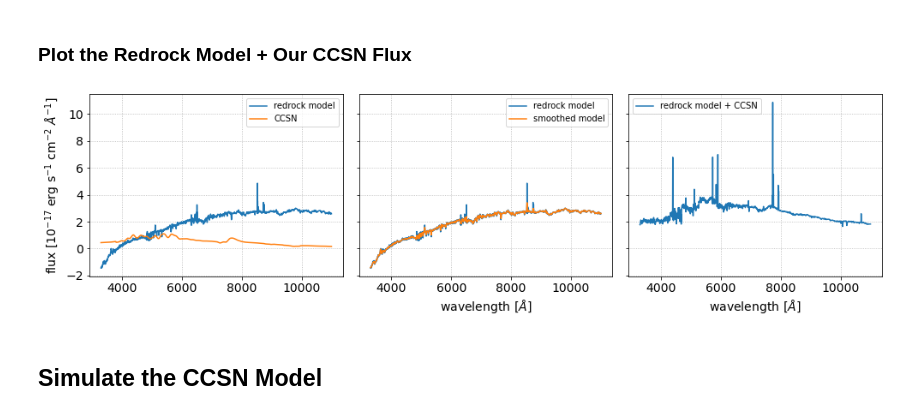
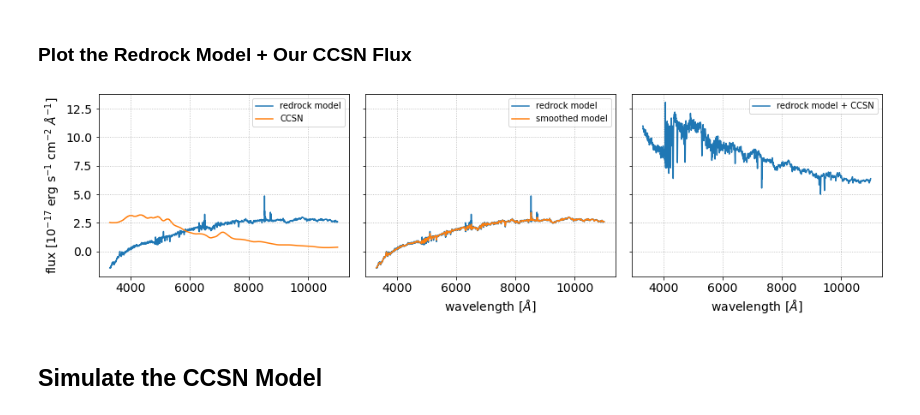
Before and after one commit to EdmundSepeku/DESI-Timedomain, a Jupyter notebook: generate_models.ipynb, the cells around one changed output. Cells and saved outputs as stored; diff of their text form; code cells hidden in the pictures.

```diff
--- a/generate_models.ipynb
+++ b/generate_models.ipynb
@@ -246,14 +249,14 @@ plt.hist(redshifts['Z'], bins=100);
 # %% [markdown]
 ### Extract ~50,000 Model Fluxes which will serve as hosts
 # %%
-# Host fluxes and FLUX_R saved in dictionary with redshifts as keys.
+# Host fluxes,FLUX_R and tileid saved in dictionary with redshifts as keys.
 hosts=dict()
 sv2_tiles = np.unique(expobstab[sv2]['TILEID'])
-n=1900
 
 for i in range (len(sv2_tiles)):
 
     tileid = sv2_tiles[i]
+
 
     # Get redshift data.
     rrtilefolder = sorted(glob('{}/{}/tiles/cumulative/{}/*'.format(prefix, redux, tileid)))[-1]
@@ -278,6 +281,10 @@ for i in range (len(sv2_tiles)):
         else:
             redshifts = vstack([redshifts, redshift])
             fibermaps = vstack([fibermaps, fibermap])
+
+
+
+    n=5
 
     for r in range(n):
             wave = np.arange(3300., 11000)
@@ -305,7 +312,7 @@ for i in range (len(sv2_tiles)):
 
             txflux = resample_flux(wave, twave, tflux, ivar=None, extrapolate=False)
             key=str(z)
-            items=(txflux,flux_r)
+            items=(txflux,flux_r,tileid,targetid)
             hosts[key]=items
 
 
@@ -393,7 +400,9 @@ def calc_flux(z, t, model, obswave, return_range=False):
     model.set(z=z)
     select = (obswave >= model.minwave()) & (obswave <= model.maxwave())
     flux = np.zeros_like(obswave)
-    flux[select] = model.flux(t, obswave[select])
+    j=model.flux(t,obswave[select])
+
+    flux[select] = j[0]
     if return_range:
         return flux, model.minwave(), model.maxwave()
     return flux
@@ -434,12 +443,24 @@ def generate_ccsn(models,sel,hosts):
 
 
     for model in models[sel]:
+            tp = model['Type']
 
+            if tp=="II":
+                n=400
+            elif tp=="IIb":
+                n=600
+            elif tp=="IIn" or tp=="Ic-BL":
+                n=1500
+            elif tp =="Ib":
+                n=500
+            else:
+                n=1200
 
-            for i in range (1200):
+            for i in range (n):
 
                 redshift = random.choice(keys2)
                 host_flux = hosts2[redshift][0]
+                tileid=hosts2[redshift][-1]
                 flux_r=hosts2[redshift][1]
                 r_gal = 22.5 - 2.5*np.log10(flux_r)
 
@@ -495,8 +516,9 @@ def generate_ccsn(models,sel,hosts):
                 ccsnfluxes.append(ccsnflux)
 
                 totflux = host_flux + ccsnflux
-                ccsn_host.append(totflux)
+                ccsn_host.append((totflux,tileid))
 
+                #ensure a host galaxy isn't used twice
                 del hosts2[redshift]
                 keys2.remove(redshift)
 
@@ -582,27 +633,27 @@ for i in range (n):
 # %%
 fig, axes = plt.subplots(1,3, figsize=(14,4), tight_layout=True, sharex=True, sharey=True)
 
 ax = axes[0]
 ax.plot(wave, hosts['0.29927018531930694'][0], label='redrock model')
-ax.plot(wave, ii_flux[0][0], label='CCSN')
+ax.plot(wave, ii_flux[0], label='CCSN')
 ax.set(ylabel=r'flux [$10^{-17}$ erg s$^{-1}$ cm$^{-2}$ $\AA^{-1}$]')
 ax.legend(fontsize=10)
 ax.grid(ls=':')
 
 ax = axes[1]
 ax.plot(wave, hosts['0.29927018531930694'][0], label='redrock model')
 ax.plot(wave, gaussian_filter(hosts['0.29927018531930694'][0], 5), label='smoothed model')
 ax.set(xlabel=r'wavelength [$\AA$]')
 ax.legend(fontsize=10)
 ax.grid(ls=':');
 
 ax = axes[2]
 ax.plot(wave, ii_host[0][0], label='redrock model + CCSN')
 ax.set(xlabel=r'wavelength [$\AA$]')
 ax.legend(fontsize=10)
 ax.grid(ls=':')
 # %% [output]
-[figure, old version]
+[figure, new version]
 # %% [markdown]
 ## Simulate the CCSN Model
 # %%
```
Also changed, not shown: parts of 13 cells of this notebook, 1 other file.
